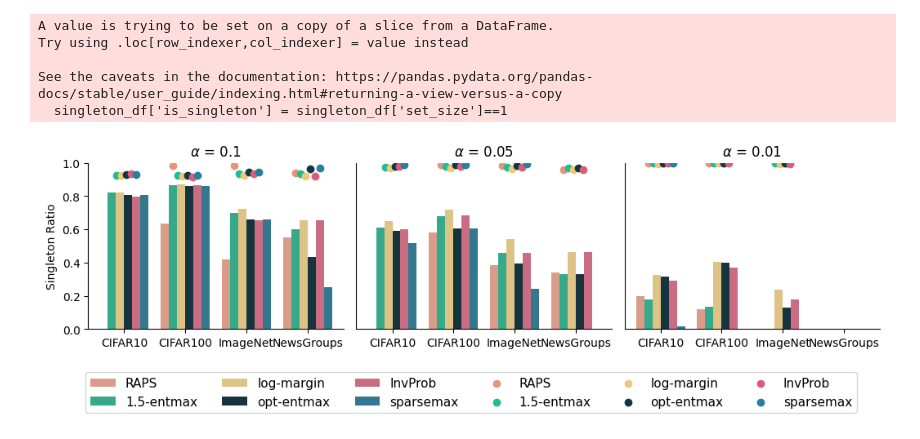
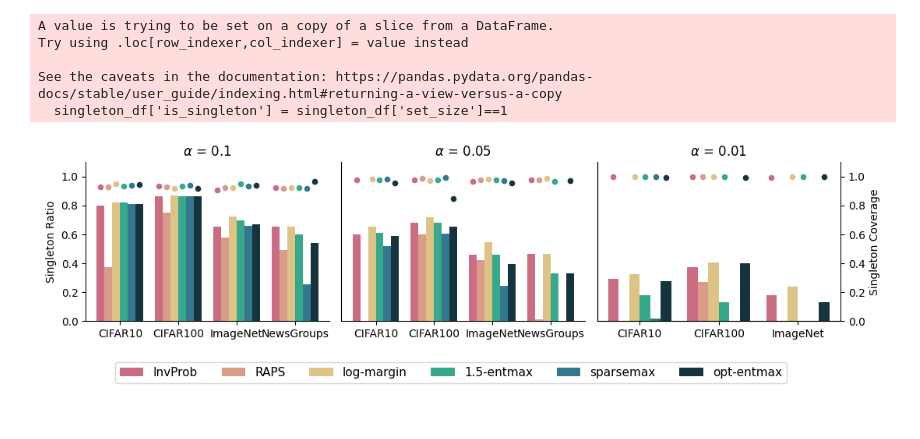
Before and after one commit to deep-spin/sparse-activations-cp, a Jupyter notebook: notebooks/set_size_coverage.ipynb, the cells around one changed output. Drawn from its saved outputs; the diff is of its cells as text; code cells hidden in the pictures.

```diff
--- a/notebooks/set_size_coverage.ipynb
+++ b/notebooks/set_size_coverage.ipynb
@@ -75,0 +58,17 @@ grouped_df_temp[(grouped_df_temp['dataset']=='ImageNet')&(grouped_df_temp['rando
+# %%
+all_res_class_df['size_bin'] = pd.cut(all_res_class_df['set_size'],bins = [0,1,3,6,10,np.inf])
+all_res_class_df['order'] = all_res_class_df['score'].map({'RAPS':1,
+                                                        'sparsemax':4,
+                                                        'opt_entmax':5,
+                                                        'softmax':0,
+                                                        'limit':2,
+                                                        'entmax':3
+                                                    },na_action="ignore")
+all_res_class_df.sort_values(by='order',inplace=True)
+all_res_class_df['score'] = all_res_class_df['score'].map({'RAPS':'RAPS',
+                                                        'sparsemax':'sparsemax',
+                                                        'opt_entmax':'opt-entmax',
+                                                        'softmax':'InvProb',
+                                                        'limit':'log-margin',
+                                                        'entmax':'1.5-entmax'
+                                                    },na_action="ignore")
@@ -77,6 +97,7 @@ grouped_df_temp[(grouped_df_temp['dataset']=='ImageNet')&(grouped_df_temp['rando
 singleton_df = all_res_class_df[all_res_class_df['random_state']==1]
 singleton_df['is_singleton'] = singleton_df['set_size']==1
 singleton_df = singleton_df.groupby(['dataset','score','alpha'])[['is_singleton']].mean().join(singleton_df[singleton_df['is_singleton']].groupby(['dataset','score','alpha'])[['match']].mean()).reset_index()
+singleton_df['name'] = singleton_df['score']
 # %% [output]
 A value is trying to be set on a copy of a slice from a DataFrame.
 Try using .loc[row_indexer,col_indexer] = value instead
@@ -84,67 +105,65 @@ Try using .loc[row_indexer,col_indexer] = value instead
 See the caveats in the documentation: https://pandas.pydata.org/pandas-docs/stable/user_guide/indexing.html#returning-a-view-versus-a-copy
   singleton_df['is_singleton'] = singleton_df['set_size']==1
 # %%
-singleton_df['name'] = singleton_df['score'].map({'RAPS':'RAPS',
-                                                        'sparsemax':'sparsemax',
-                                                        'opt_entmax':'opt-entmax',
-                                                        'softmax':'InvProb',
-                                                        'limit':'log-margin',
-                                                        'entmax':'1.5-entmax'
-                                                    },na_action="ignore")
+plt.rcParams['pdf.fonttype'] = 42
+
 # Custom color map dictionary
 color_map = {
     'InvProb': '#da5c7a',    # Red
     'RAPS': '#e5957c',       # Orange
     'log-margin': '#ecc979', # Yellow
     '1.5-entmax': '#22bc93', # Teal
     'sparsemax': '#24809e',  # Blue
     'opt-entmax': '#103743'  # Dark blue
 }
 
-# Legend labels corresponding to the 'name' column
 legend_labels = ['InvProb', 'RAPS', 'log-margin', '1.5-entmax', 'sparsemax', 'opt-entmax']
+
 fig, axs = plt.subplots(1, 3, figsize=(12.5, 3))
 
+for i, alpha in enumerate([0.1, 0.05, 0.01]):
+    alp = singleton_df[singleton_df['alpha'] == alpha].dropna(subset=['match'])  # Drop NaNs in match
 
-for i, alpha in enumerate([0.1, 0.05, 0.01]):
-    alp = singleton_df[singleton_df['alpha'] == alpha]
-
-    # Plot the bars
-    sns.barplot(data=alp, x='dataset', y='is_singleton', hue='name', palette=color_map, ax=axs[i], dodge=True)
+    # Plot bars
+    barplot = sns.barplot(data=alp, x='dataset', y='is_singleton', hue='name',
+                          hue_order=legend_labels, palette=color_map, ax=axs[i], dodge=True)
     axs[i].set_title(r'$\alpha$ = ' + str(alpha))
 
-    # Calculate offsets for scatter plot points (for dodging)
-    hue_levels = alp['name'].unique()  # Get unique hue levels (categories)
-    offsets = np.linspace(-0.2, 0.2, len(hue_levels))  # Create offsets for each category
+    # Extract x-positions and colors from bars
+    bar_positions = {}
+    for bar, (dataset, name) in zip(barplot.patches, zip(alp['dataset'], alp['name'])):
+        x_pos = bar.get_x() + bar.get_width() / 2  # Center of the bar
+        bar_positions[(dataset, name)] = (x_pos, bar.get_facecolor())
 
-    # Plot the scatter points manually by adjusting x positions
-    for j, name in enumerate(hue_levels):
+    # Scatter points
+    for name in legend_labels:
         subset = alp[alp['name'] == name]
-        x_positions = np.arange(len(subset['dataset'].unique())) + offsets[j]  # Adjust x positions
+        for dataset, match_value in zip(subset['dataset'], subset['match']):
+            if (dataset, name) in bar_positions:
+                x_pos, color = bar_positions[(dataset, name)]
+                axs[i].scatter(x_pos, match_value, color=color, zorder=3, s=20)
 
-        # Plot scatter points for this specific hue level
-        axs[i].scatter(x_positions, subset['match'], label=name, color=color_map[name])
-
-    # Customize axes and appearance
-    handles, labels = axs[i].get_legend_handles_labels()
+    # Remove subplot legends
     axs[i].get_legend().remove()
     axs[i].set_xlabel('')
     axs[i].set_ylabel('')
-    axs[i].set_ylim(0, 1)
+    axs[i].set_ylim(0, 1.1)
     axs[i].spines['top'].set_visible(False)
     axs[i].spines['right'].set_visible(False)
 
-# Set the common legend for the entire figure
+# Extract legend only from barplot
+handles, labels = axs[0].get_legend_handles_labels()
 fig.legend(handles, labels, loc='upper center', ncol=6, bbox_to_anchor=(0.5, 0.05), fontsize=11)
 
-# Y-axis adjustments for the subplots
+# Y-axis adjustments
 axs[0].set_ylabel('Singleton Ratio')
 axs[1].set_yticks([])
 axs[2].set_yticks([])
-
-# Adjust layout
+ax2 = axs[2].twinx()
+ax2.spines['top'].set_visible(False)
+ax2.set_ylabel("Singleton Coverage")
+ax2.set_ylim(0, 1.1)
 plt.subplots_adjust(bottom=0.2, wspace=0.05, hspace=0.4)
-
 plt.show()
 # %% [output]
-[figure, old version]
+[figure, new version]
```
Also changed, not shown: parts of 9 cells of this notebook, 6 other files.
